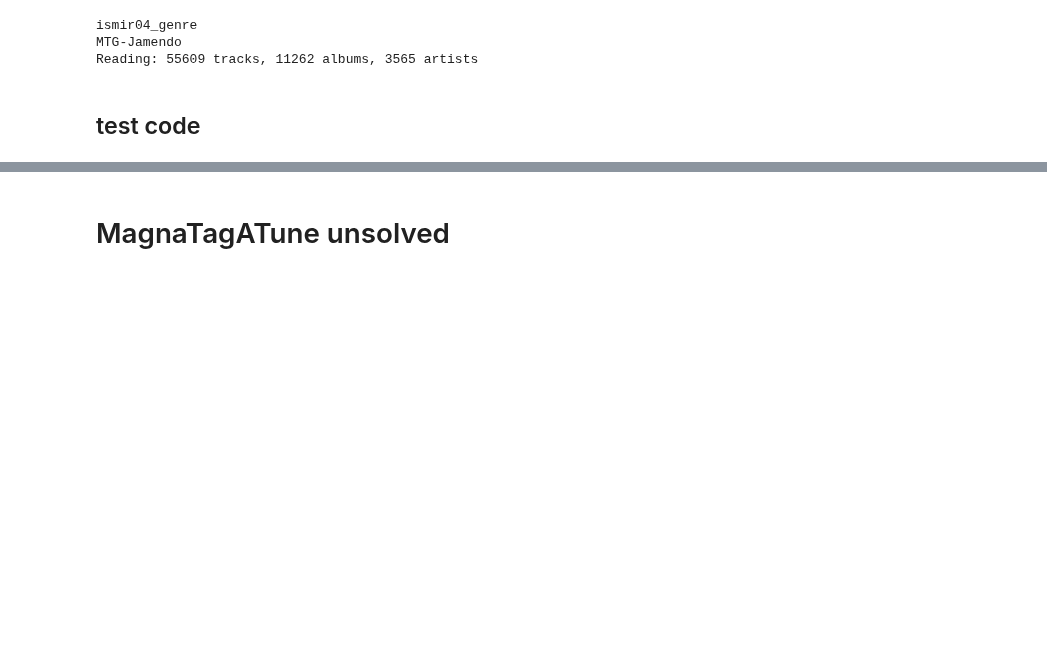
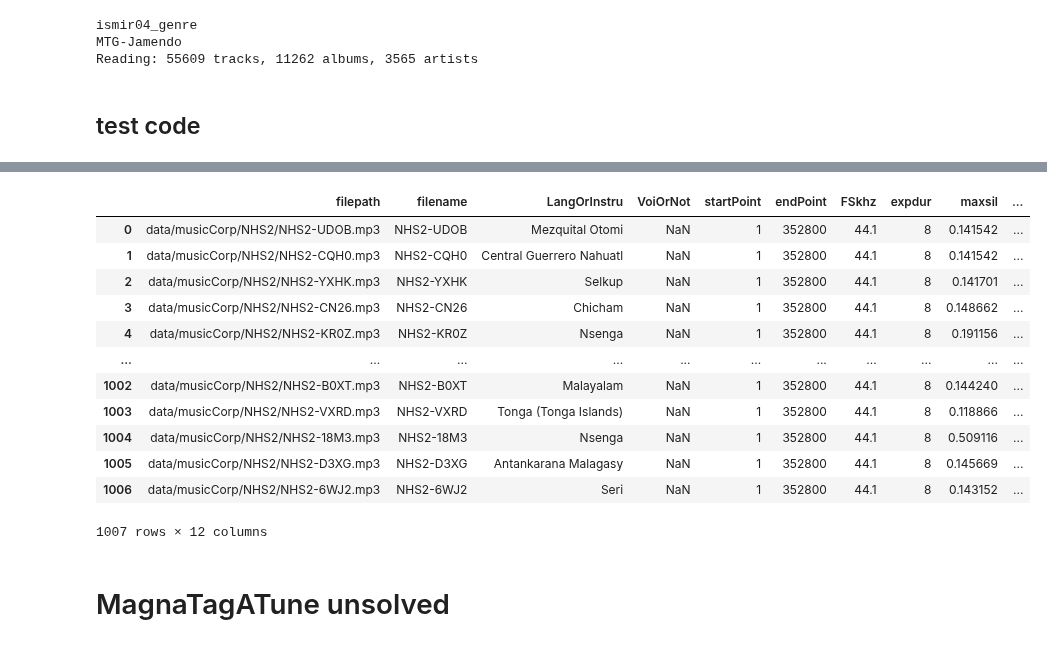
Before and after one commit to curlsloth/MusicSpeech-STM, a Jupyter notebook: STM03_build_meta_data.ipynb, the cells around one changed output, grey strips where cells are left out. Cells and saved outputs as stored; diff of their text form; code cells hidden in the pictures; blank space fills up the shorter version.

```diff
--- a/STM03_build_meta_data.ipynb
+++ b/STM03_build_meta_data.ipynb
@@ -674,3 +546,0 @@ df_HMmeta
-# %%
-df_all = df_all.merge(df_HMmeta, on='speaker/artist', how='left')
-df_all
@@ -690,0 +547,3 @@ df_all
+# %%
+df_NHS2_meta = pd.read_csv('data/musicCorp/NHS2/NHS2-metadata.csv')
+df_NHS2_meta
@@ -690,0 +581,3 @@ df_all
+# %%
+df_NHS2_meta = df_NHS2_meta.merge(df_languoid[['id', 'name']], left_on='glottocode', right_on='id')
+df_NHS2_meta
@@ -690,0 +598,19 @@ df_all
+# %%
+df_all = df_all.merge(df_NHS2_meta[['song','name']], left_on='filename', right_on='song', how='left')
+df_all['LangOrInstru'] = df_all['name']
+df_all.drop(columns=['song','name'], inplace=True)
+df_all
+# %% [output]
+|  | filepath | filename | LangOrInstru | VoiOrNot | startPoint | endPoint | FSkhz | expdur | maxsil | ... |
+| 0 | data/musicCorp/NHS2/NHS2-UDOB.mp3 | NHS2-UDOB | Mezquital Otomi | NaN | 1 | 352800 | 44.1 | 8 | 0.141542 | ... |
+| 1 | data/musicCorp/NHS2/NHS2-CQH0.mp3 | NHS2-CQH0 | Central Guerrero Nahuatl | NaN | 1 | 352800 | 44.1 | 8 | 0.141542 | ... |
+| 2 | data/musicCorp/NHS2/NHS2-YXHK.mp3 | NHS2-YXHK | Selkup | NaN | 1 | 352800 | 44.1 | 8 | 0.141701 | ... |
+| 3 | data/musicCorp/NHS2/NHS2-CN26.mp3 | NHS2-CN26 | Chicham | NaN | 1 | 352800 | 44.1 | 8 | 0.148662 | ... |
+| 4 | data/musicCorp/NHS2/NHS2-KR0Z.mp3 | NHS2-KR0Z | Nsenga | NaN | 1 | 352800 | 44.1 | 8 | 0.191156 | ... |
+| ... | ... | ... | ... | ... | ... | ... | ... | ... | ... | ... |
+| 1002 | data/musicCorp/NHS2/NHS2-B0XT.mp3 | NHS2-B0XT | Malayalam | NaN | 1 | 352800 | 44.1 | 8 | 0.144240 | ... |
+| 1003 | data/musicCorp/NHS2/NHS2-VXRD.mp3 | NHS2-VXRD | Tonga (Tonga Islands) | NaN | 1 | 352800 | 44.1 | 8 | 0.118866 | ... |
+| 1004 | data/musicCorp/NHS2/NHS2-18M3.mp3 | NHS2-18M3 | Nsenga | NaN | 1 | 352800 | 44.1 | 8 | 0.509116 | ... |
+| 1005 | data/musicCorp/NHS2/NHS2-D3XG.mp3 | NHS2-D3XG | Antankarana Malagasy | NaN | 1 | 352800 | 44.1 | 8 | 0.145669 | ... |
+| 1006 | data/musicCorp/NHS2/NHS2-6WJ2.mp3 | NHS2-6WJ2 | Seri | NaN | 1 | 352800 | 44.1 | 8 | 0.143152 | ... |
+1007 rows × 12 columns
```
Also changed, not shown: parts of 12 cells of this notebook, 1 other file.
